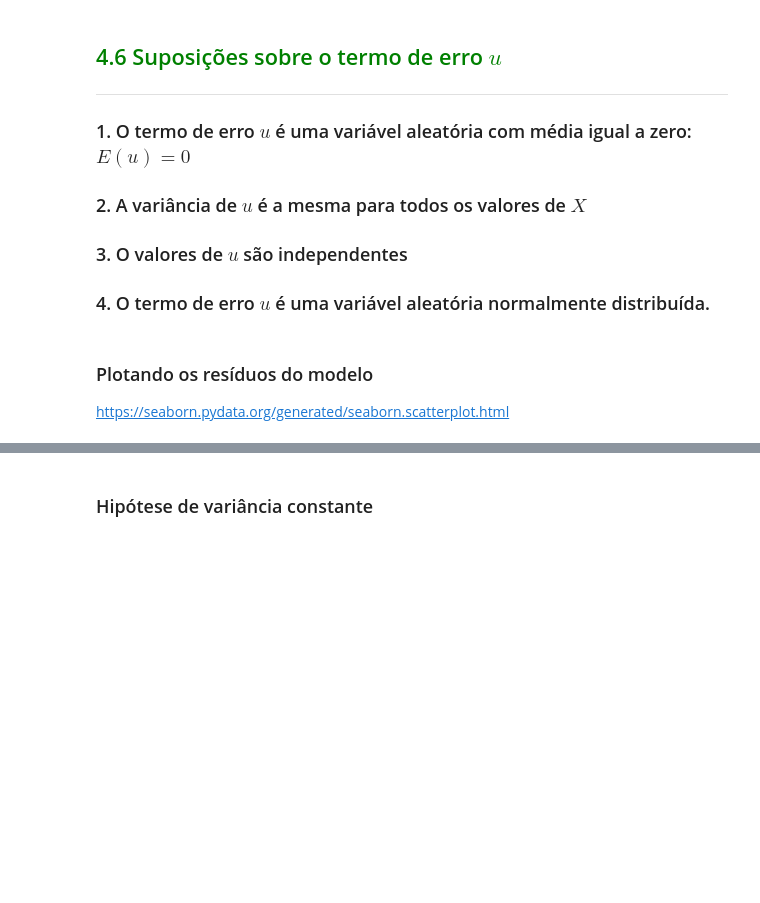
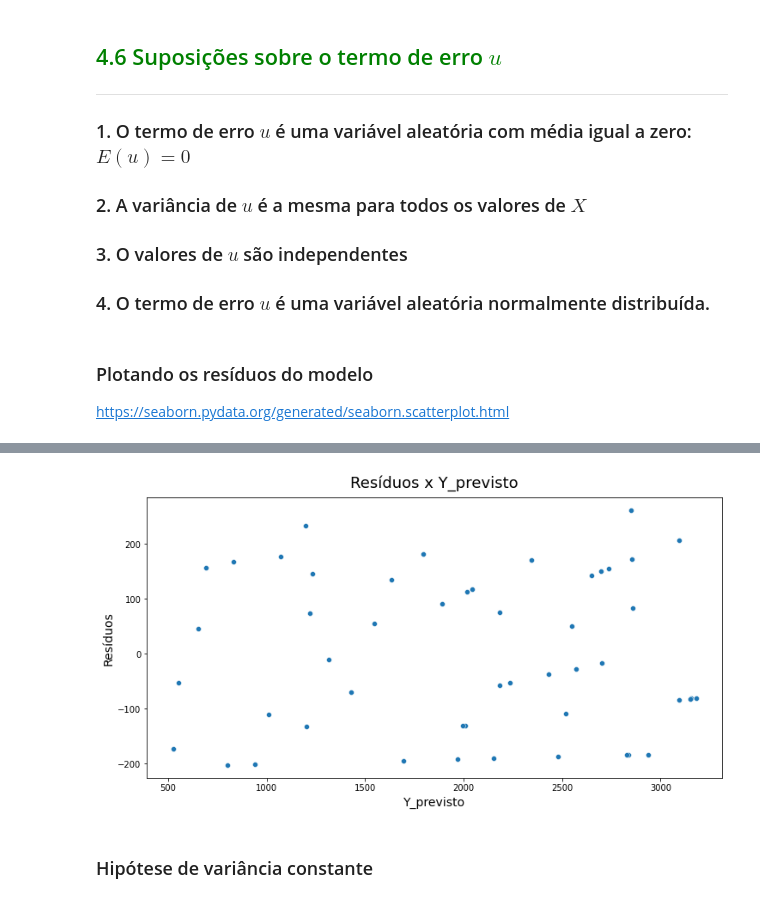
Before and after one commit to LilianeAquino/notebooks_cursos_alura, a Jupyter notebook: Estatística/Parte 4/Curso_de_Estatística_Parte_4.ipynb, the cells around one changed output, grey strips where cells are left out. Drawn from its saved outputs; the diff is of its cells as text; code cells hidden in the pictures; blank space fills up the shorter version.

```diff
--- a/Estatística/Parte 4/Curso_de_Estatística_Parte_4.ipynb
+++ b/Estatística/Parte 4/Curso_de_Estatística_Parte_4.ipynb
@@ -769,3 +860,12 @@ https://seaborn.pydata.org/generated/seaborn.scatterplot.html
+# %%
+ax = sns.scatterplot(x='Y_previsto', y='Residuos', data=dataset)
+ax.figure.set_size_inches(12, 6)
+ax.set_title('Resíduos x Y_previsto', fontsize=18, y=1.02)
+ax.set_xlabel('Y_previsto', fontsize=14)
+ax.set_ylabel('Resíduos', fontsize=14)
+plt.show()
+# %% [output]
+[figure, added]
 # %% [markdown]
 ### Hipótese de variância constante
 # %% [markdown]
```
Also changed, not shown: parts of 62 cells of this notebook.
